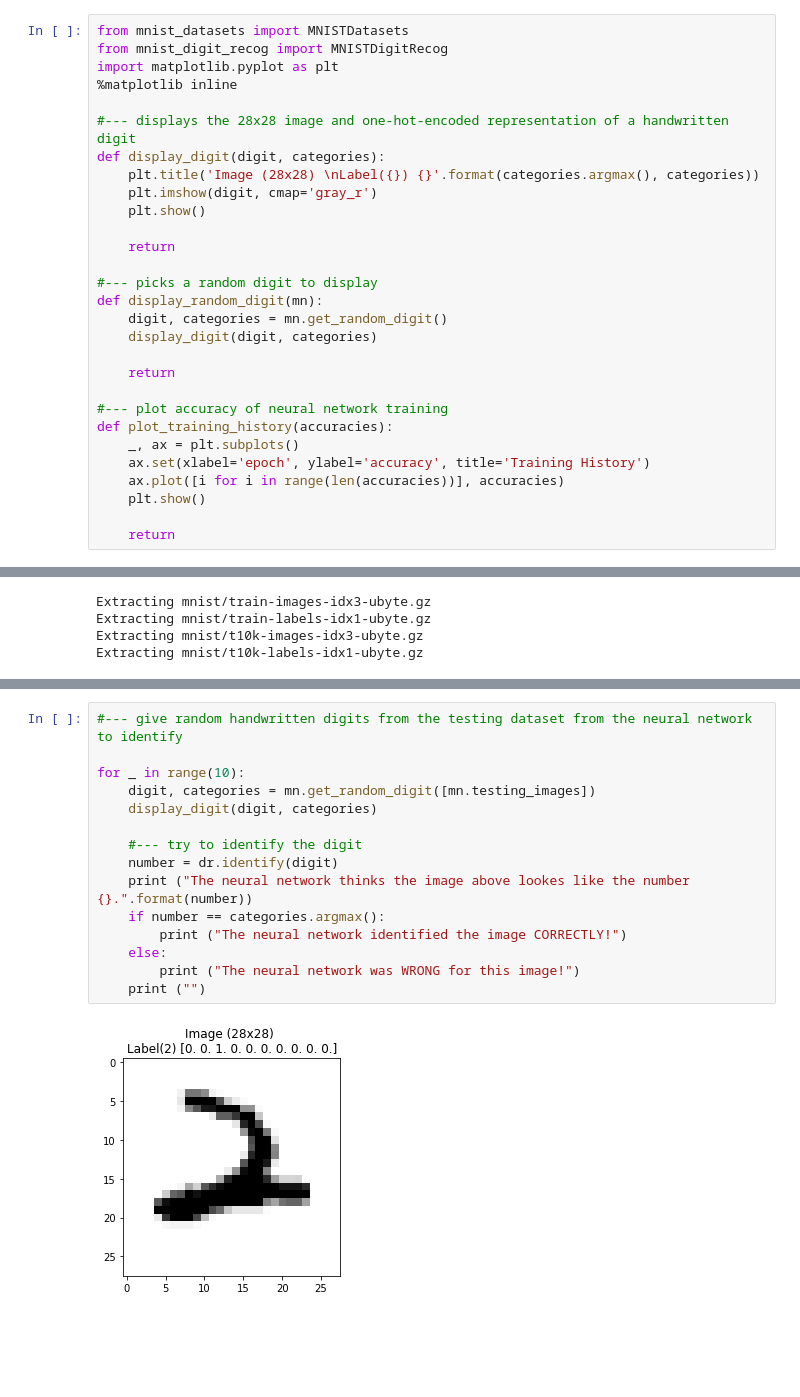
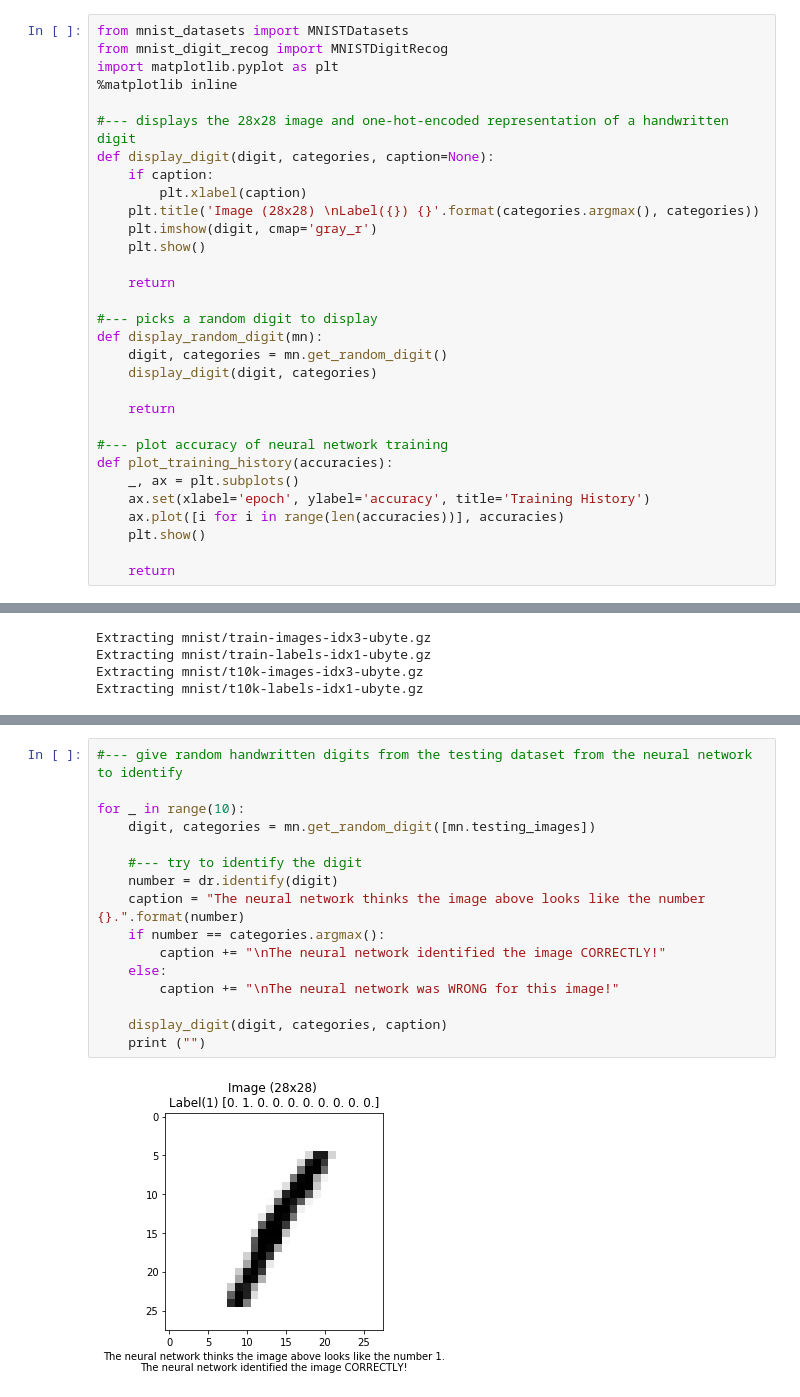
Before and after one commit to ben-blazado/digit_recog, a Jupyter notebook: digit_recog.ipynb, the cells around one changed output, grey strips where cells are left out. Cells and saved outputs as stored; diff of their text form; blank space fills up the shorter version.

Commit message:
put prediction as part of image

```diff
--- a/digit_recog.ipynb
+++ b/digit_recog.ipynb
@@ -5,7 +5,9 @@ import matplotlib.pyplot as plt
 %matplotlib inline
 
 #--- displays the 28x28 image and one-hot-encoded representation of a handwritten digit
-def display_digit(digit, categories):
+def display_digit(digit, categories, caption=None):
+    if caption:
+        plt.xlabel(caption)
     plt.title('Image (28x28) \nLabel({}) {}'.format(categories.argmax(), categories))
     plt.imshow(digit, cmap='gray_r')
     plt.show()
@@ -91,17 +91,18 @@ plot_training_history(dr.accuracies)
 # %%
 #--- give random handwritten digits from the testing dataset from the neural network to identify
 
 for _ in range(10):
     digit, categories = mn.get_random_digit([mn.testing_images])
-    display_digit(digit, categories)
 
     #--- try to identify the digit
     number = dr.identify(digit)
-    print ("The neural network thinks the image above lookes like the number {}.".format(number))
+    caption = "The neural network thinks the image above looks like the number {}.".format(number)
     if number == categories.argmax():
-        print ("The neural network identified the image CORRECTLY!")
+        caption += "\nThe neural network identified the image CORRECTLY!"
     else:
-        print ("The neural network was WRONG for this image!")
+        caption += "\nThe neural network was WRONG for this image!"
+
+    display_digit(digit, categories, caption)
     print ("")
 # %% [output]
-[figure, old version]
+[figure, new version]
```
Also changed, not shown: parts of 6 cells of this notebook, 2 other files.
